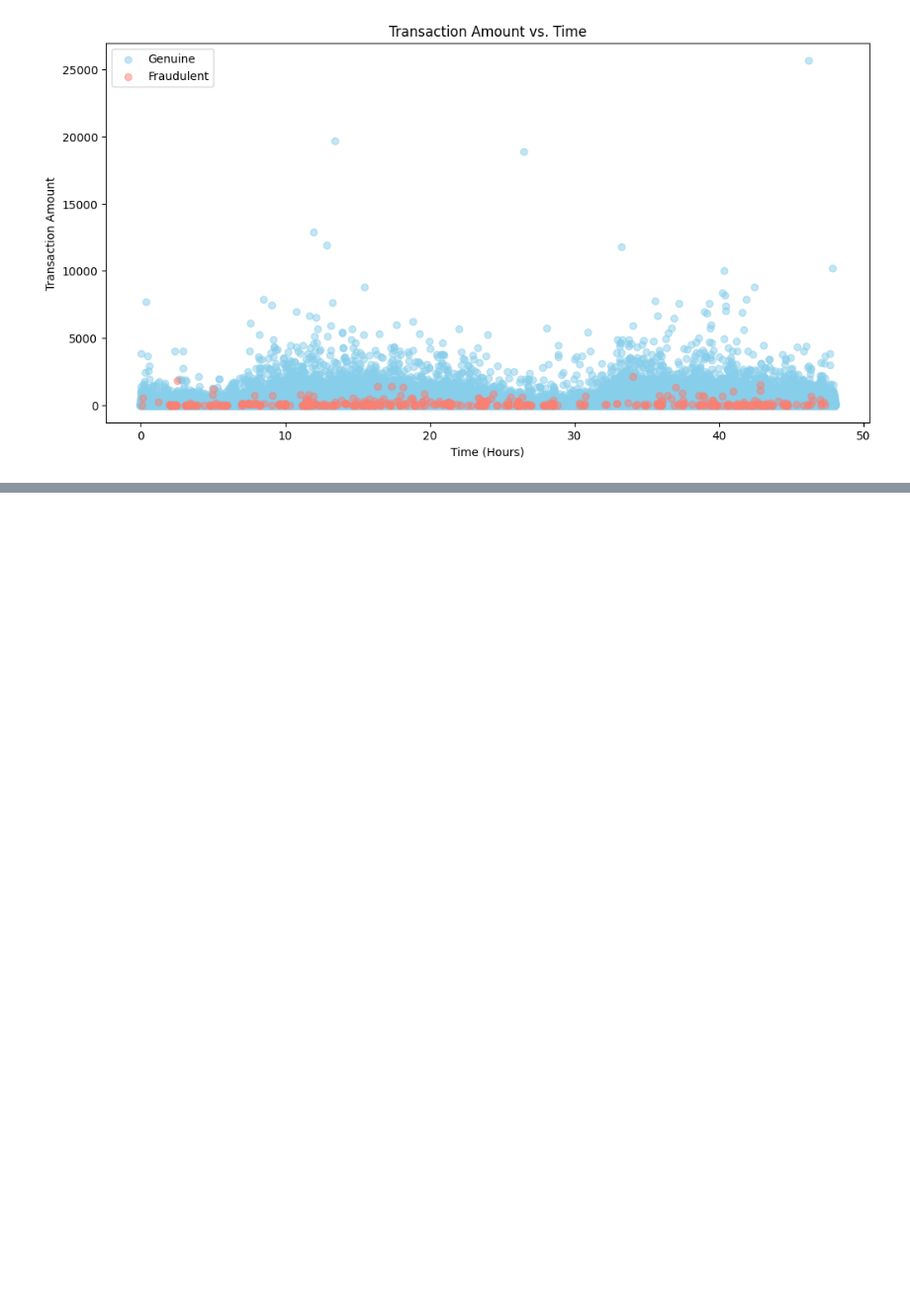
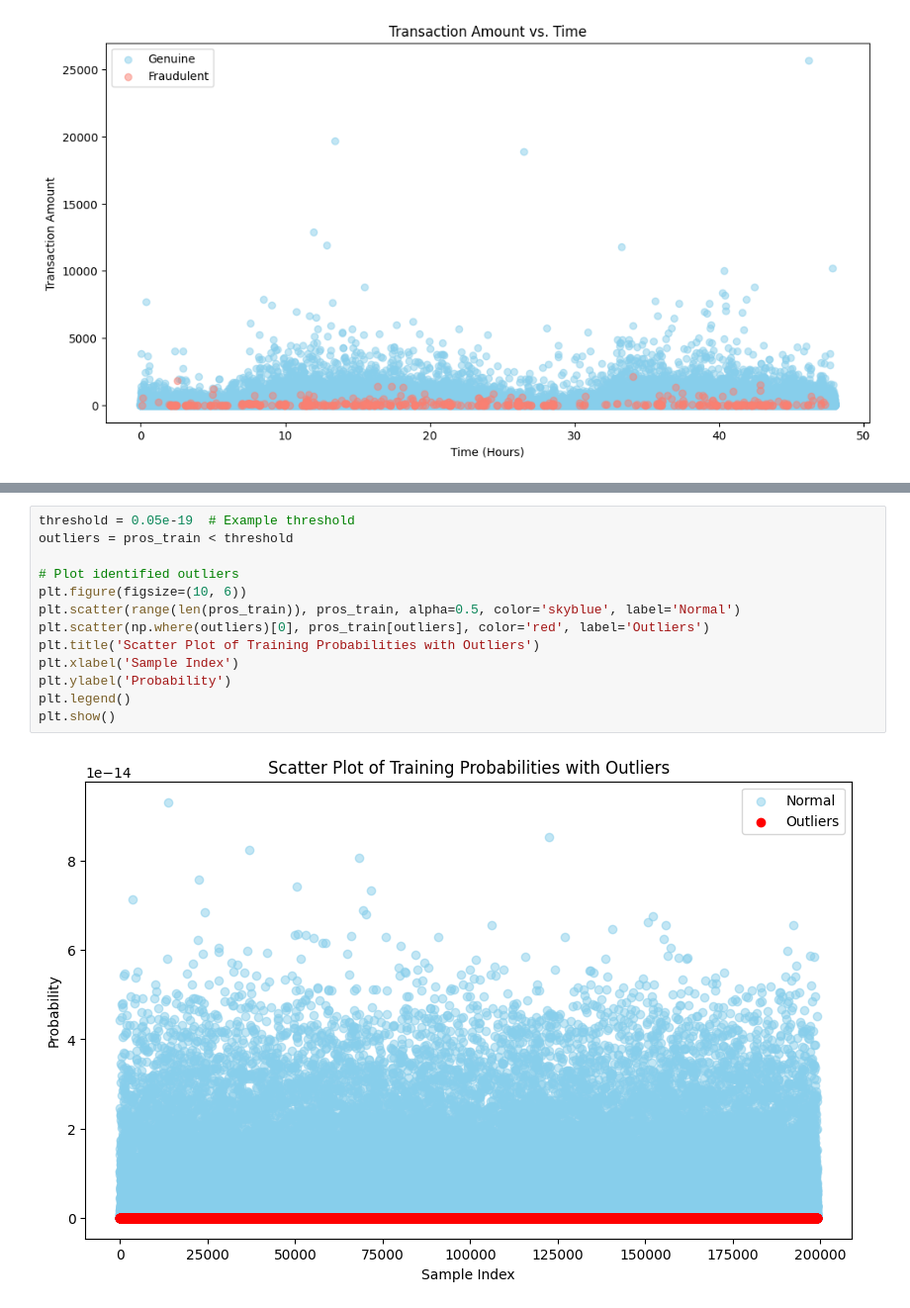
Before and after one commit to mosahle7/ML, a Jupyter notebook: Credit Card Fraud Detection.ipynb, the cells around one changed output, grey strips where cells are left out. Shown at 99% size. Saved outputs shown, nothing was run; the diff lists cells and outputs as text; blank space fills up the shorter version.

```diff
--- a/Credit Card Fraud Detection.ipynb
+++ b/Credit Card Fraud Detection.ipynb
@@ -197,0 +239,15 @@ print(pros[:5])
+# %%
+threshold = 0.05e-19  # Example threshold
+outliers = pros_train < threshold
+
+# Plot identified outliers
+plt.figure(figsize=(10, 6))
+plt.scatter(range(len(pros_train)), pros_train, alpha=0.5, color='skyblue', label='Normal')
+plt.scatter(np.where(outliers)[0], pros_train[outliers], color='red', label='Outliers')
+plt.title('Scatter Plot of Training Probabilities with Outliers')
+plt.xlabel('Sample Index')
+plt.ylabel('Probability')
+plt.legend()
+plt.show()
+# %% [output]
+[figure, added]
```
Also changed, not shown: parts of 21 cells of this notebook.
